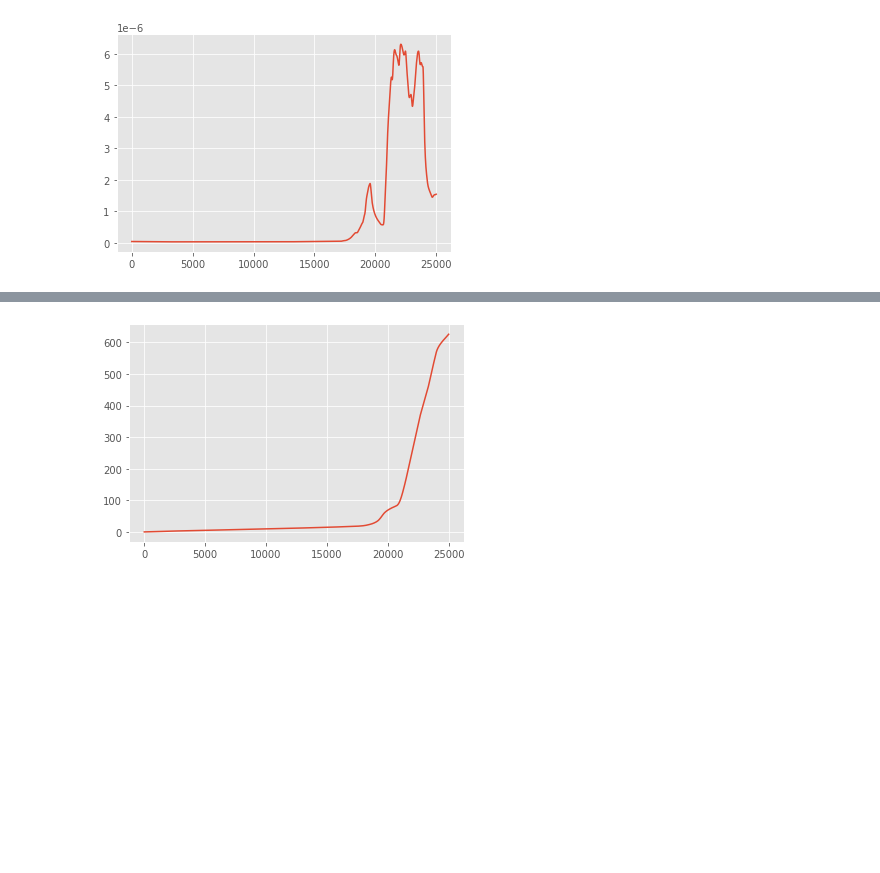
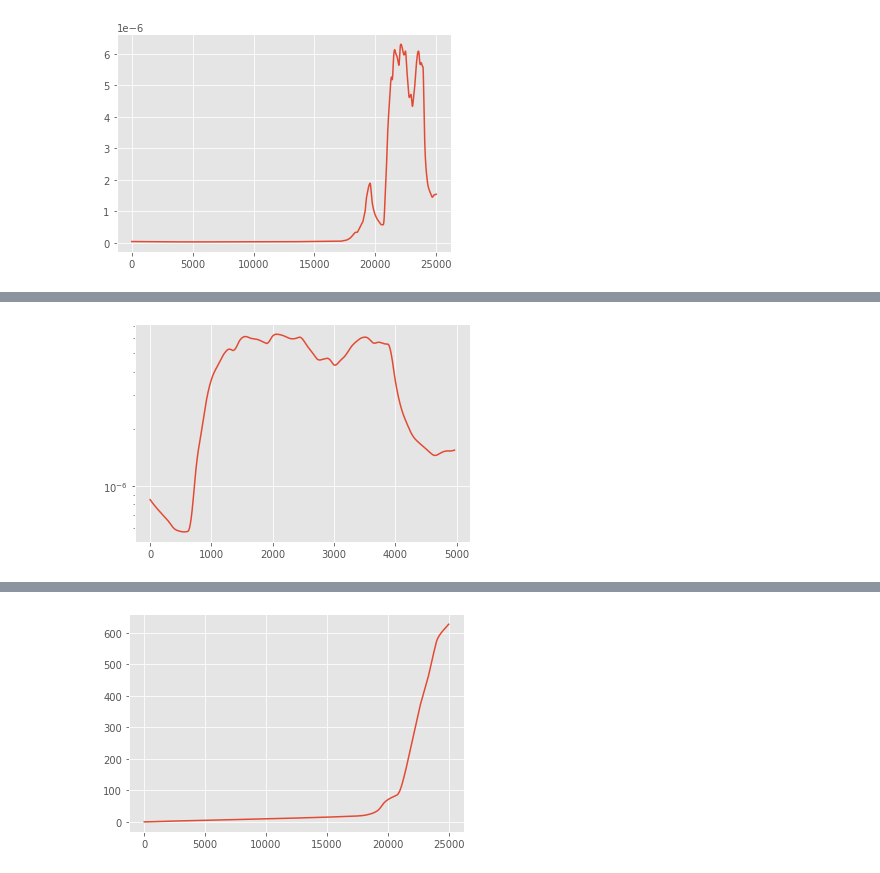
Before and after one commit to hanxiaokaka/Induced_seismic, a Jupyter notebook: notebooks/crs_model/001. Run CRS forward.ipynb, the cells around one changed output, grey strips where cells are left out. Saved outputs shown, nothing was run; the diff lists cells and outputs as text; code cells hidden in the pictures; blank space fills up the shorter version.

```diff
--- a/notebooks/crs_model/001. Run CRS forward.ipynb
+++ b/notebooks/crs_model/001. Run CRS forward.ipynb
@@ -73,0 +94,7 @@ plt.show()
+# %%
+plt.figure()
+plt.plot(Rt[0, 20035:].data.numpy())
+plt.yscale('log')
+plt.show()
+# %% [output]
+[figure, added]
```
Also changed, not shown: parts of 6 cells of this notebook, 8 other files.
